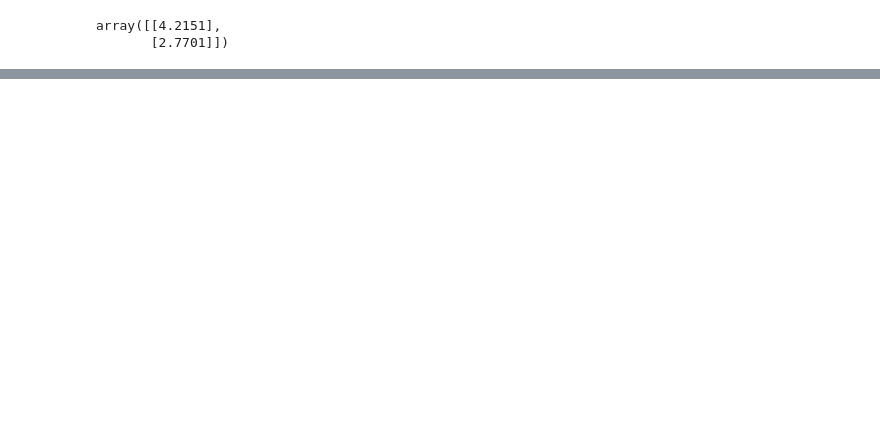
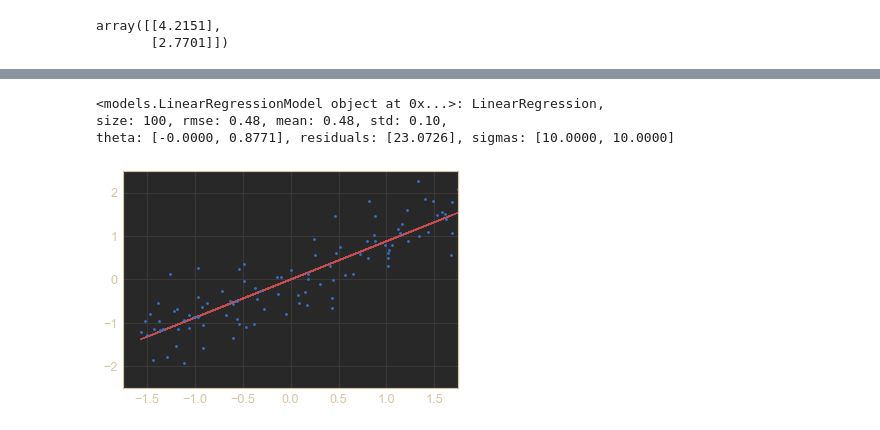
Before and after one commit to garcia-alex/ml-workflows, a Jupyter notebook: ch04.ipynb, the cells around one changed output, grey strips where cells are left out. Saved outputs shown, nothing was run; the diff lists cells and outputs as text; code cells hidden in the pictures; blank space fills up the shorter version.

```diff
--- a/ch04.ipynb
+++ b/ch04.ipynb
@@ -40,0 +55,20 @@ To use the future default and silence this warning we advise to pass `rcond=None
+# %%
+frame = pd.DataFrame(np.c_[X, y])
+Xy = NumericPipeline(frame).fit_transform(frame)
+Xy.shape
+X_ = Xy[:,:-1]
+y_ = Xy[:,-1]
+# %%
+lrs = LinearRegressionModel(LinearRegression)
+lrs.evaluate(*(X_, y_))
+print(repr(lrs))
+
+plt.plot(X_, lrs.predictions, 'r-')
+plt.plot(X_, y_, 'b.')
+plt.axis([-1.75, 1.75, -2.5, 2.5])
+plt.show()
+# %% [output]
+<models.LinearRegressionModel object at 0x...>: LinearRegression,
+size: 100, rmse: 0.48, mean: 0.48, std: 0.10,
+theta: [-0.0000, 0.8771], residuals: [23.0726], sigmas: [10.0000, 10.0000]
+[figure, added]
```
Also changed, not shown: parts of 6 cells of this notebook, 2 other files.
